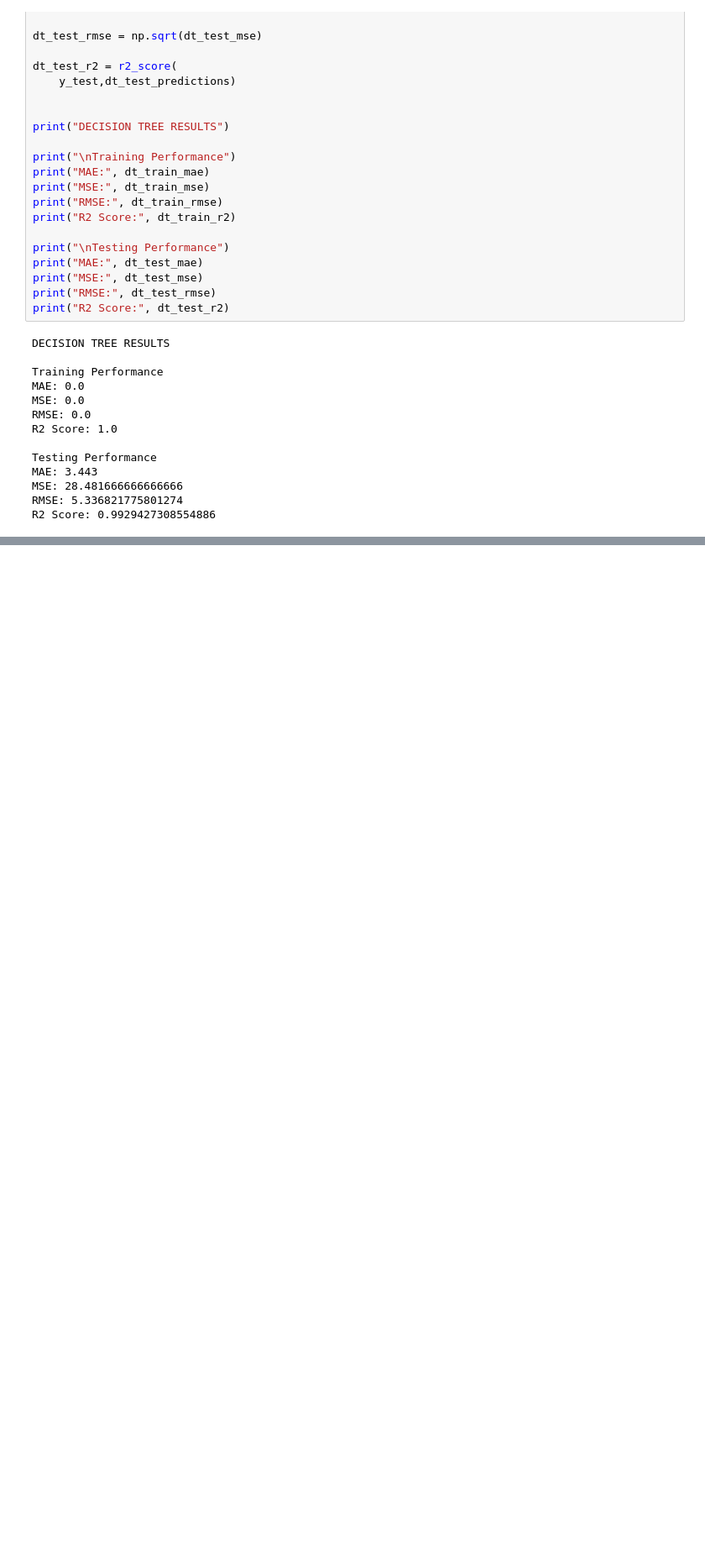
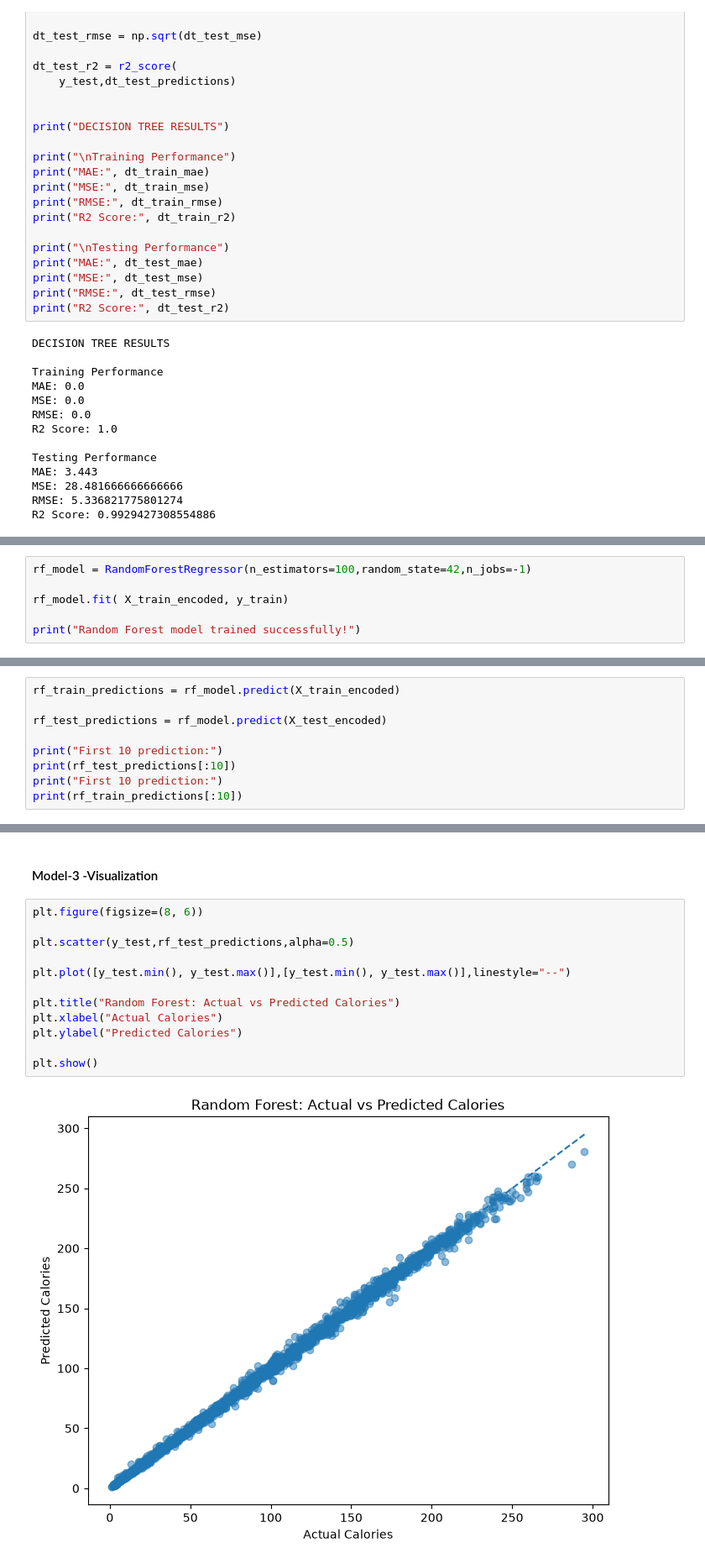
Before and after one commit to Jayadevika-jd/FitPredict, a Jupyter notebook: Notebooks/Fitpredict_preprocessinng.ipynb, the cells around one changed output, grey strips where cells are left out. Shown at 84% size. Saved outputs shown, nothing was run; the diff lists cells and outputs as text; blank space fills up the shorter version.

```diff
--- a/Notebooks/Fitpredict_preprocessinng.ipynb
+++ b/Notebooks/Fitpredict_preprocessinng.ipynb
@@ -1035,0 +1064,6 @@ R2 Score: 0.9929427308554886
+# %%
+rf_model = RandomForestRegressor(n_estimators=100,random_state=42,n_jobs=-1)
+
+rf_model.fit( X_train_encoded, y_train)
+
+print("Random Forest model trained successfully!")
@@ -1035,0 +1074,9 @@ R2 Score: 0.9929427308554886
+# %%
+rf_train_predictions = rf_model.predict(X_train_encoded)
+
+rf_test_predictions = rf_model.predict(X_test_encoded)
+
+print("First 10 prediction:")
+print(rf_test_predictions[:10])
+print("First 10 prediction:")
+print(rf_train_predictions[:10])
@@ -1035,0 +1139,16 @@ R2 Score: 0.9929427308554886
+# %% [markdown]
+#### Model-3 -Visualization
+# %%
+plt.figure(figsize=(8, 6))
+
+plt.scatter(y_test,rf_test_predictions,alpha=0.5)
+
+plt.plot([y_test.min(), y_test.max()],[y_test.min(), y_test.max()],linestyle="--")
+
+plt.title("Random Forest: Actual vs Predicted Calories")
+plt.xlabel("Actual Calories")
+plt.ylabel("Predicted Calories")
+
+plt.show()
+# %% [output]
+[figure, added]
```
Also changed, not shown: parts of 13 cells of this notebook.
